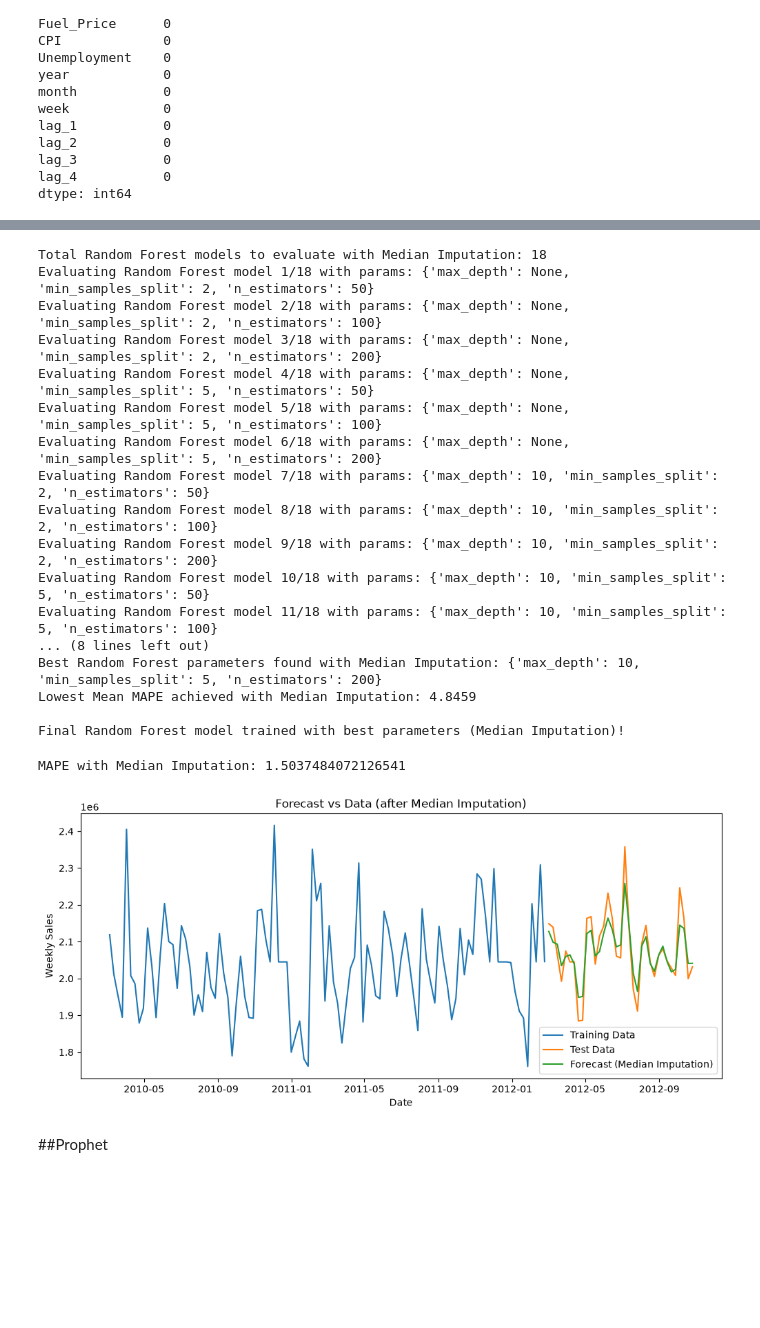
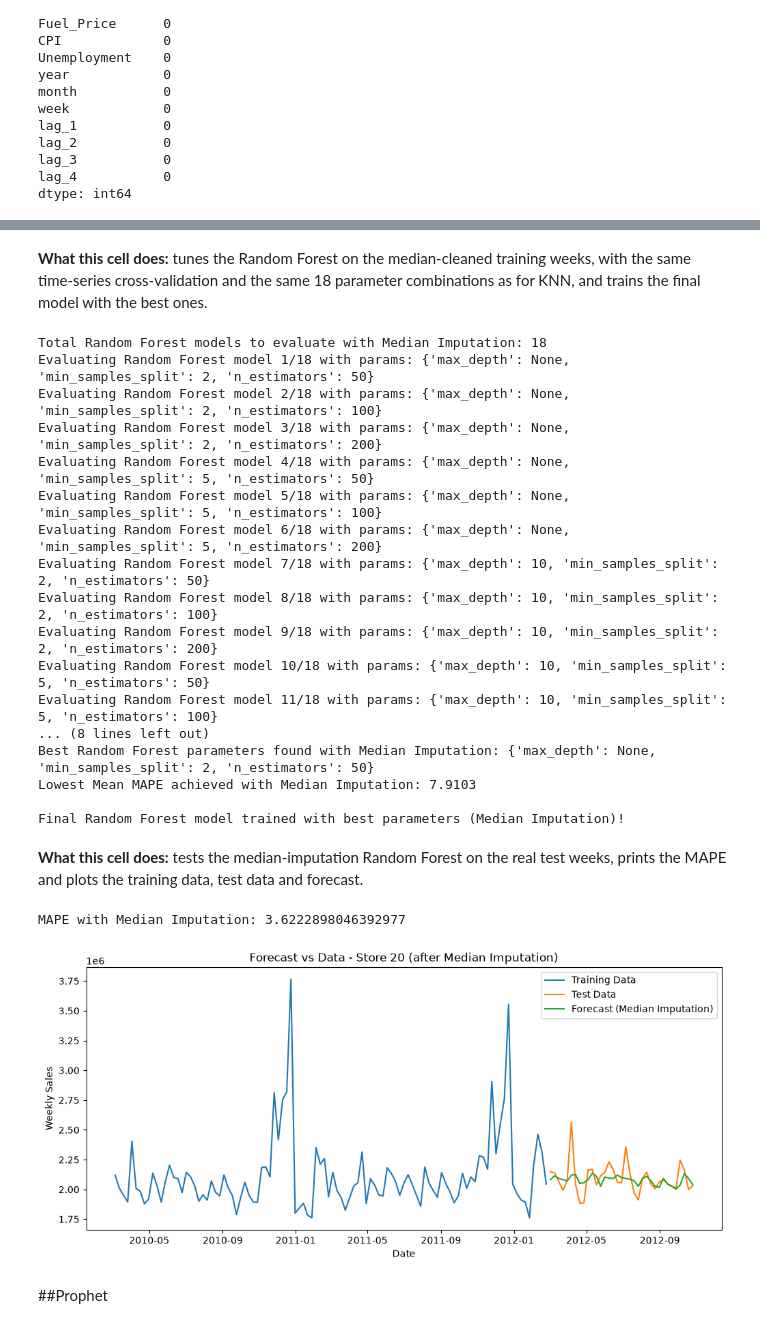
Before and after one commit to tinabazhenova/forecasting, a Jupyter notebook: sales_forecasting.ipynb, the cells around one changed output, grey strips where cells are left out. Drawn from its saved outputs; the diff is of its cells as text; code cells hidden in the pictures; blank space fills up the shorter version.

```diff
--- a/sales_forecasting.ipynb
+++ b/sales_forecasting.ipynb
@@ -749,16 +814,18 @@ RandomForestRegressor(max_depth=10, n_estimators=50, random_state=42)
 ### Using the best params from kfold to fit the randomforest,
 from sklearn.ensemble import RandomForestRegressor
 
-# Re-define train/test splits to ensure they use the cleaned rf_df
-# rf_df is already updated to rf_df_cleaned in cell 1a9246af after imputation
+# Use the Store 20 split from the KNN imputation cell:
+# cleaned training weeks, and the real (unchanged) test weeks
 
 # Ensure features list is consistent
 features = ['Holiday_Flag', 'Temperature', 'Fuel_Price', 'CPI', 'Unemployment', 'year', 'month', 'week', 'lag_1', 'lag_2', 'lag_4']
 
-split_ind = int(len(rf_df) * 0.75)
-
-train_rf_cleaned = rf_df.iloc[:split_ind]
-test_rf_cleaned = rf_df.iloc[split_ind:]
+# split_ind = int(len(rf_df) * 0.75)
+#
+# train_rf_cleaned = rf_df.iloc[:split_ind]
+# test_rf_cleaned = rf_df.iloc[split_ind:]
+train_rf_cleaned = train_knn
+test_rf_cleaned = test_knn
 
 x_train = train_rf_cleaned[features]
 y_train = train_rf_cleaned['Weekly_Sales']
@@ -767,7 +834,7 @@ x_test = test_rf_cleaned[features]
 y_test = test_rf_cleaned['Weekly_Sales']
 
 # Use the best_params_rf found during cross-validation
-# The best_params_rf dictionary was determined in cell 1a9246af
+# The best_params_rf dictionary was determined in the K-Fold cell above
 # We will instantiate the RandomForestRegressor with these optimal parameters
 rf_model = RandomForestRegressor(random_state=42, **best_params_rf)
 rf_model.fit(x_train, y_train)
@@ -787,7 +854,7 @@ plt.plot(test_rf_cleaned['Date'], test_rf_cleaned['Weekly_Sales'], label='Test D
 plt.plot(test_rf_cleaned['Date'], y_pred, label='Forecast')
 plt.xlabel('Date')
 plt.ylabel('Weekly Sales')
-plt.title('Forecast vs Data (after KNN Imputation)') # Update title to reflect imputation
+plt.title(f'Forecast vs Data - Store {int(best_store)} (after KNN Imputation)')
 plt.legend()
 plt.show()
 # %% [output]
@@ -945,14 +995,18 @@ Now that we have the `rf_df_median_imputed` DataFrame, we can proceed to train a
+# %% [markdown]
+**What this cell does:** tunes the Random Forest on the median-cleaned training weeks, with the same time-series cross-validation and the same 18 parameter combinations as for KNN, and trains the final model with the best ones.
 # %%
 from sklearn.ensemble import RandomForestRegressor
 from sklearn.model_selection import TimeSeriesSplit, cross_val_score, ParameterGrid
 
-# Use the rf_df_median_imputed for further modeling
-rf_df_current = rf_df_median_imputed.copy()
+# Use the median-imputed training weeks for tuning, so the test weeks are never seen
+# rf_df_current = rf_df_median_imputed.copy()
 
 features = ['Holiday_Flag', 'Temperature', 'Fuel_Price', 'CPI', 'Unemployment', 'year', 'month', 'week', 'lag_1', 'lag_2', 'lag_4']
 
-X_median = rf_df_current[features]
-y_median = rf_df_current['Weekly_Sales']
+# X_median = rf_df_current[features]
+# y_median = rf_df_current['Weekly_Sales']
+X_median = train_median[features]
+y_median = train_median['Weekly_Sales']
 
 # Define the K-fold splitter using TimeSeriesSplit
 kf_median = TimeSeriesSplit(n_splits=5)
@@ -990,7 +1044,7 @@ best_params_rf_median = all_params_rf_median[best_params_idx_rf_median]
 print(f'\nBest Random Forest parameters found with Median Imputation: {best_params_rf_median}')
 print(f'Lowest Mean MAPE achieved with Median Imputation: {min(mapes_rf_median):.4f}')
 
-# Retrain the final model using these best parameters on the full dataset
+# Retrain the final model using these best parameters on the training data
 final_rf_model_median = RandomForestRegressor(random_state=42, **best_params_rf_median)
 final_rf_model_median.fit(X_median, y_median)
 
@@ -1009,43 +1063,48 @@ Evaluating Random Forest model 9/18 with params: {'max_depth': 10, 'min_samples_
 Evaluating Random Forest model 10/18 with params: {'max_depth': 10, 'min_samples_split': 5, 'n_estimators': 50}
 Evaluating Random Forest model 11/18 with params: {'max_depth': 10, 'min_samples_split': 5, 'n_estimators': 100}
 ... (8 lines left out)
-Best Random Forest parameters found with Median Imputation: {'max_depth': 10, 'min_samples_split': 5, 'n_estimators': 200}
-Lowest Mean MAPE achieved with Median Imputation: 4.8459
+Best Random Forest parameters found with Median Imputation: {'max_depth': None, 'min_samples_split': 2, 'n_estimators': 50}
+Lowest Mean MAPE achieved with Median Imputation: 7.9103
 
 Final Random Forest model trained with best parameters (Median Imputation)!
+# %% [markdown]
+**What this cell does:** tests the median-imputation Random Forest on the real test weeks, prints the MAPE and plots the training data, test data and forecast.
 # %%
-# Re-define train/test splits for evaluation with median imputed data
-split_ind_median = int(len(rf_df_current) * 0.75)
-
-train_rf_median_imputed = rf_df_current.iloc[:split_ind_median]
-test_rf_median_imputed = rf_df_current.iloc[split_ind_median:]
+# Use the split from the median imputation cell:
+# cleaned training weeks, and the real (unchanged) test weeks
+# split_ind_median = int(len(rf_df_current) * 0.75)
+#
+# train_rf_median_imputed = rf_df_current.iloc[:split_ind_median]
+# test_rf_median_imputed = rf_df_current.iloc[split_ind_median:]
+train_rf_median_imputed = train_median
+test_rf_median_imputed = test_median
 
 x_train_median = train_rf_median_imputed[features]
 y_train_median = train_rf_median_imputed['Weekly_Sales']
 
 x_test_median = test_rf_median_imputed[features]
 y_test_median = test_rf_median_imputed['Weekly_Sales']
 
 # Predict using the final model trained with best parameters from median imputation
 y_pred_median = final_rf_model_median.predict(x_test_median)
 
 # Estimate MAPE
 mape_median = np.mean(np.abs((y_test_median - y_pred_median) / y_test_median)) * 100
 print("MAPE with Median Imputation:", mape_median)
 
 # plot RF with Median Imputation
 import matplotlib.pyplot as plt
 plt.figure(figsize=(12,5))
 plt.plot(train_rf_median_imputed['Date'], train_rf_median_imputed['Weekly_Sales'], label='Training Data')
 plt.plot(test_rf_median_imputed['Date'], test_rf_median_imputed['Weekly_Sales'], label='Test Data')
 plt.plot(test_rf_median_imputed['Date'], y_pred_median, label='Forecast (Median Imputation)')
 plt.xlabel('Date')
 plt.ylabel('Weekly Sales')
-plt.title('Forecast vs Data (after Median Imputation)')
+plt.title(f'Forecast vs Data - Store {int(best_store)} (after Median Imputation)')
 plt.legend()
 plt.show()
 # %% [output]
-MAPE with Median Imputation: 1.5037484072126541
+MAPE with Median Imputation: 3.6222898046392977
-[figure, old version]
+[figure, new version]
 # %% [markdown]
 ##Prophet
```
Also changed, not shown: parts of 54 cells of this notebook, 1 other file.
